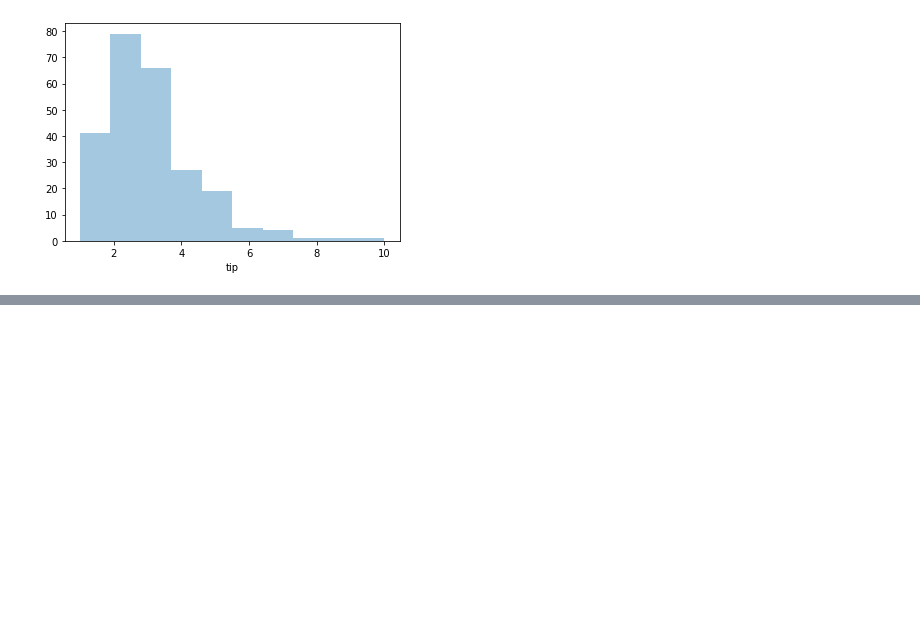
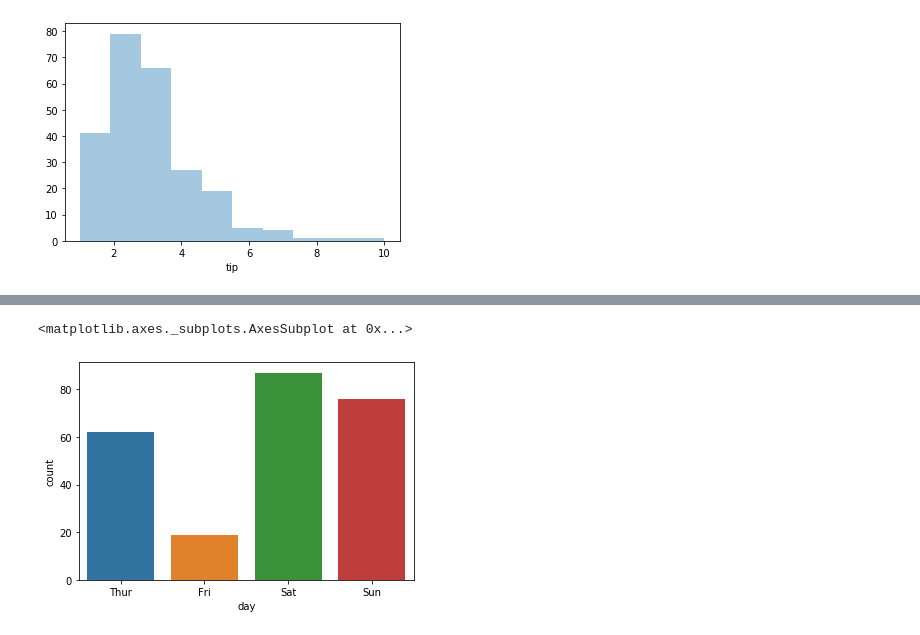
Before and after one commit to manohar2000/Machine_Learning, a Jupyter notebook: seaborn.ipynb, the cells around one changed output, grey strips where cells are left out. Drawn from its saved outputs; the diff is of its cells as text; code cells hidden in the pictures; blank space fills up the shorter version.

```diff
--- a/seaborn.ipynb
+++ b/seaborn.ipynb
@@ -81,0 +98,5 @@ sns.distplot(df['tip'],kde=False,bins=10) # kde : kernel density estimation
+# %%
+sns.countplot('day',data=df)
+# %% [output]
+<matplotlib.axes._subplots.AxesSubplot at 0x...>
+[figure, added]
```
Also changed, not shown: parts of 16 cells of this notebook.
